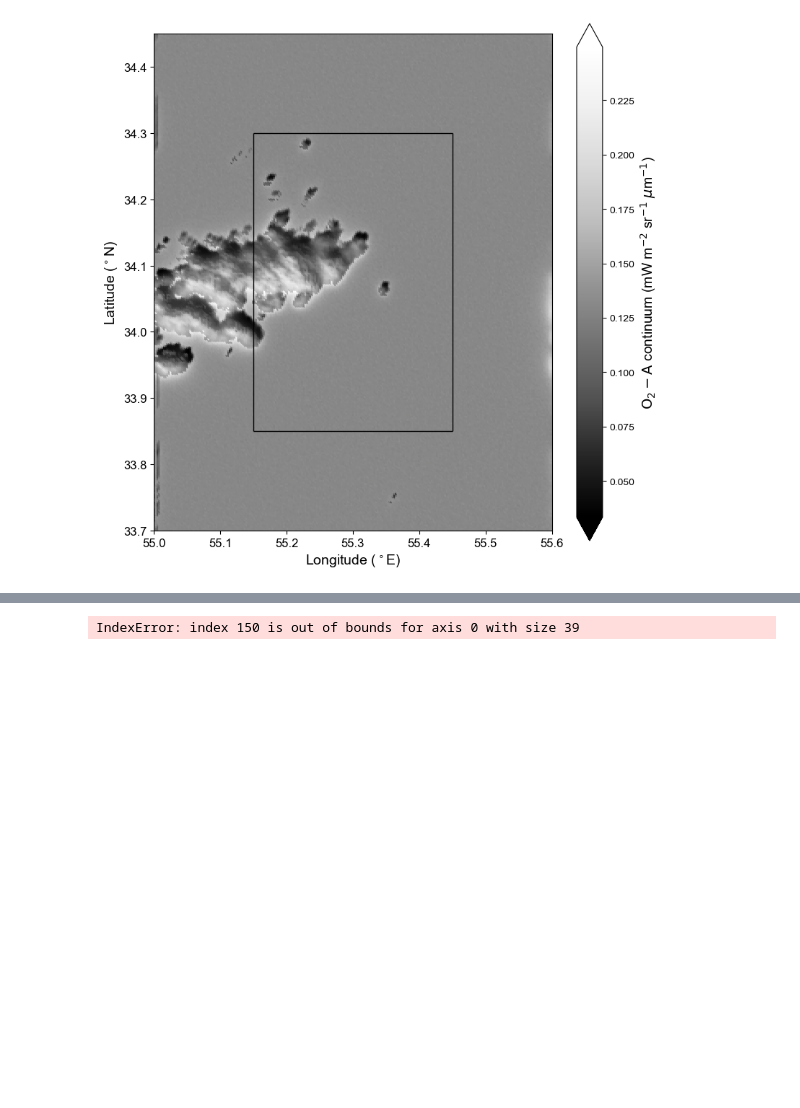
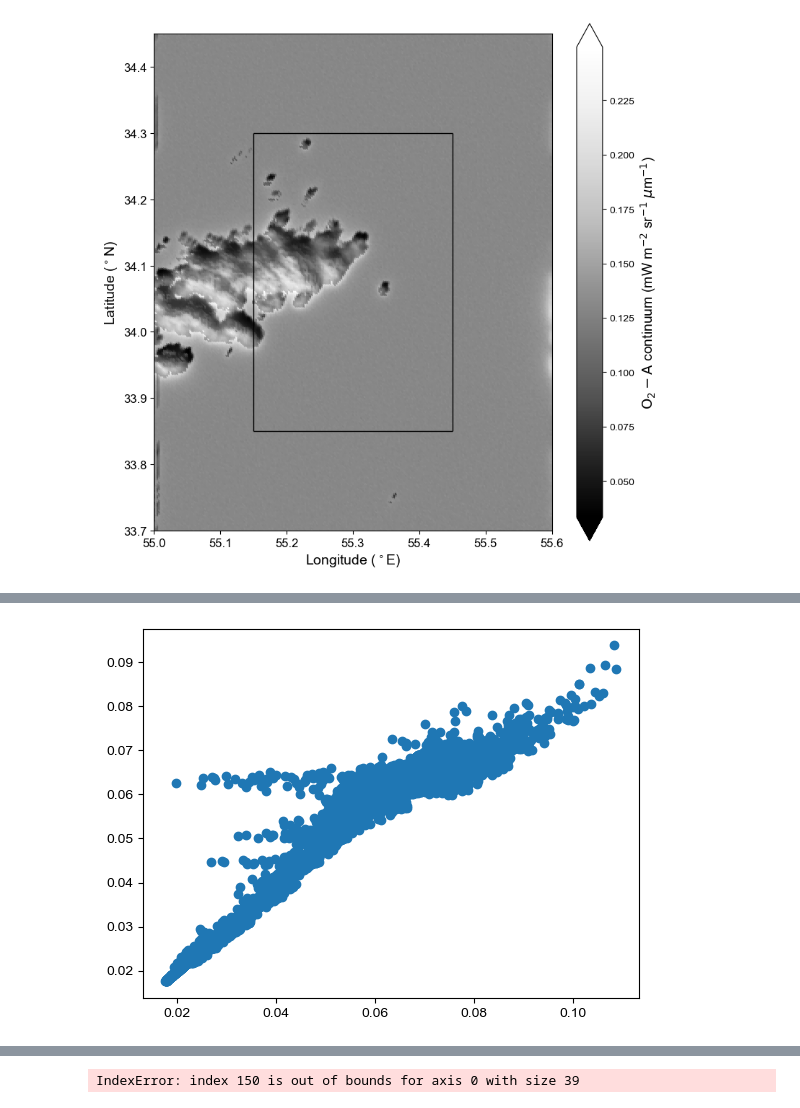
Before and after one commit to ywchen-tw/OCO2, a Jupyter notebook: analysis/test.ipynb, the cells around one changed output, grey strips where cells are left out. Drawn from its saved outputs; the diff is of its cells as text; code cells hidden in the pictures; blank space fills up the shorter version.

```diff
--- a/analysis/test.ipynb
+++ b/analysis/test.ipynb
@@ -199,3 +241,8 @@ self.rad_c3d_5[z,fp,-1]
+# %%
+plt.scatter(self.rad_c3d_5[:,:,-1]/self.toa[-1]*np.pi, self.rad_c1d_5[:,:,-1]/self.toa[-1]*np.pi)
+plt.show()
+# %% [output]
+[figure, added]
 # %%
 
 
```
Also changed, not shown: parts of 8 cells of this notebook, 1 other file.
